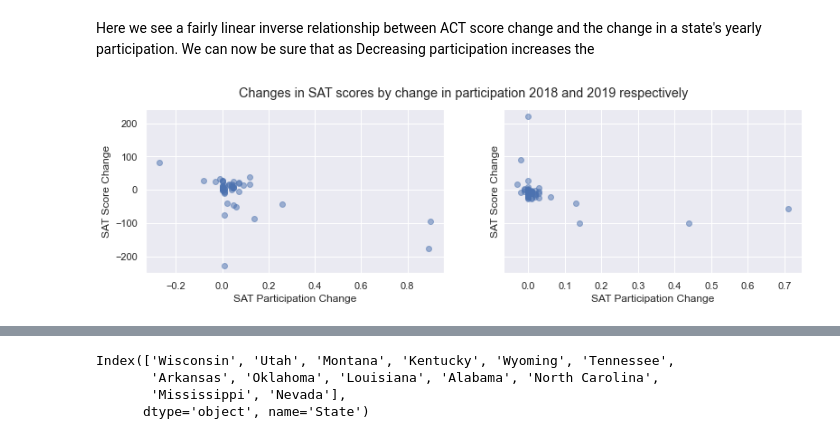
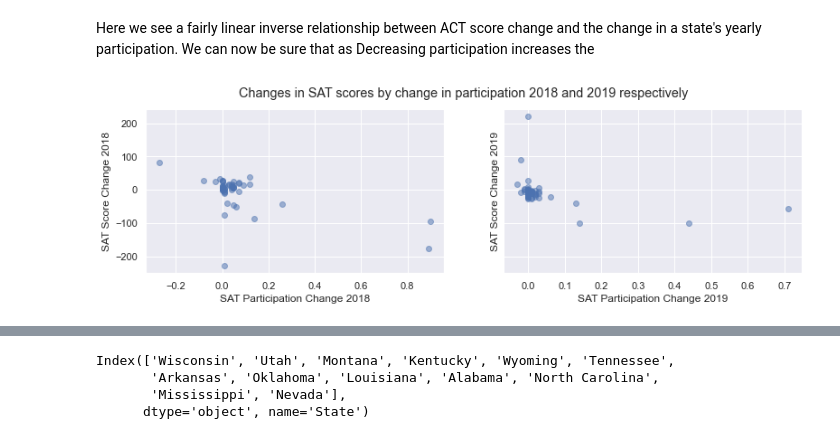
Before and after one commit to wcmohr/ScholasticExams, a Jupyter notebook: code/starter-code.ipynb, the cells around one changed output, grey strips where cells are left out. Drawn from its saved outputs; the diff is of its cells as text; code cells hidden in the pictures.

```diff
--- a/code/starter-code.ipynb
+++ b/code/starter-code.ipynb
@@ -1424,21 +1408,21 @@ Here we see a fairly linear inverse relationship between ACT score change and th
 # %%
 sns.set(rc={'figure.figsize':(13,10/3)})
 years = ['2018','2019']
 tests = ['ACT','SAT']
 fig, axs = plt.subplots(1, 2,sharey=True)
 fig.suptitle("Changes in SAT scores by change in participation 2018 and 2019 respectively")
 # axs.set_ylabel('Proportion')
 
 
 for j in [0,1]:
     axs[j].scatter(x=test_delta[f'{years[j]}_SAT_Participation_Change'],\
                      y = test_delta[f'{years[j]}_SAT_Score_Change'],
                      alpha = .5)
 #     test_df[f'{years[j]}_ACT_Participation']/2
     # axs[j].set_title(f'{years[j]} {tests[i]}')
-    axs[j].set_ylabel('SAT Score Change')
-    axs[j].set_xlabel('SAT Participation Change')
+    axs[j].set_ylabel(f'SAT Score Change {years[j]}')
+    axs[j].set_xlabel(f'SAT Participation Change {years[j]}')
     # axs[j].set_xlim([-.25,.1])
     # axs[j].set_ylim([-1,1])
 # %% [output]
-[figure, old version]
+[figure, new version]
```
Also changed, not shown: parts of 13 cells of this notebook, 1 other file.
